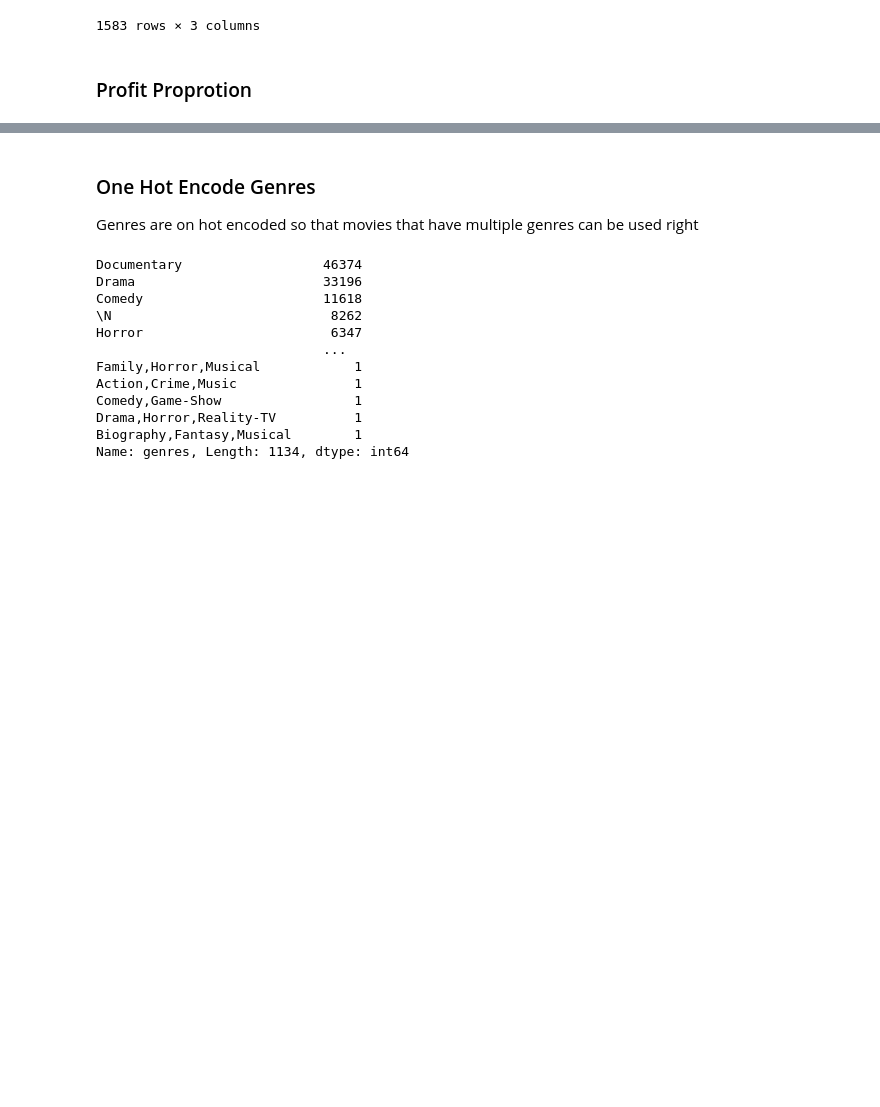
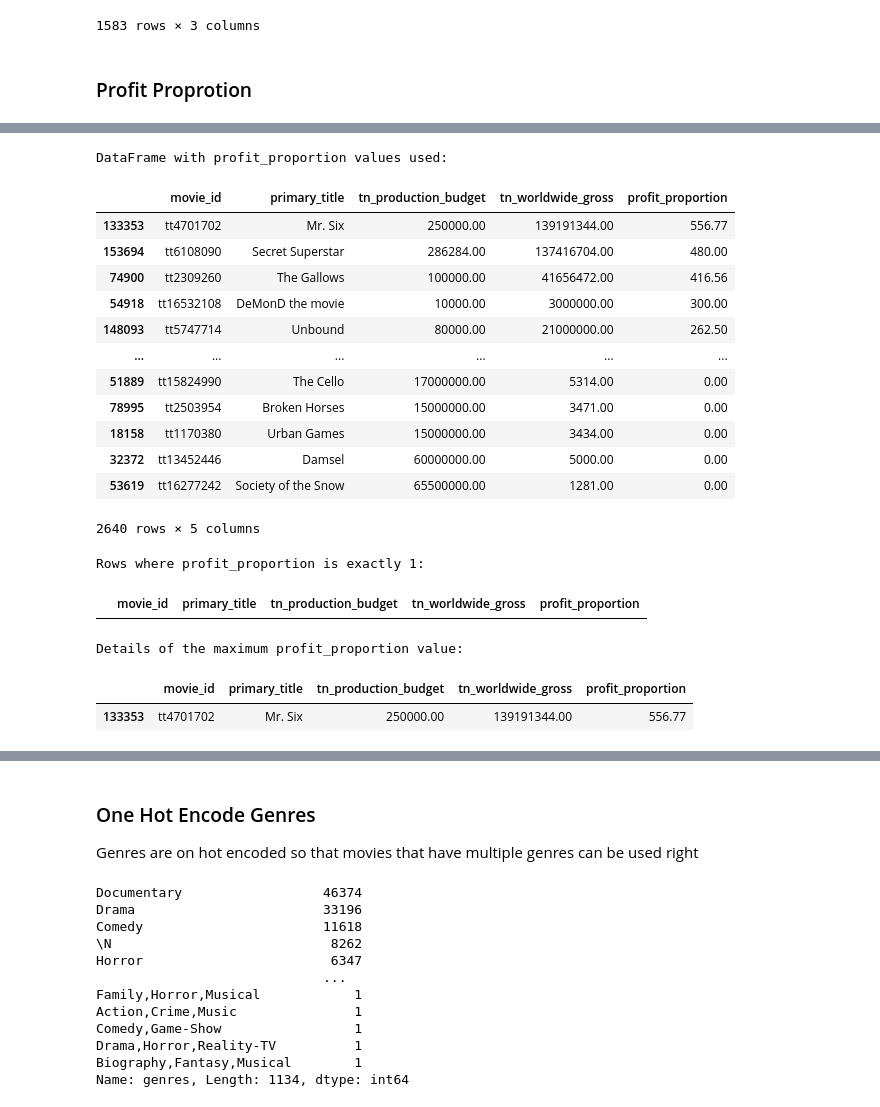
Before and after one commit to minerva-ds/dsc-movies-analysis, a Jupyter notebook: index.ipynb, the cells around one changed output, grey strips where cells are left out. Drawn from its saved outputs; the diff is of its cells as text; code cells hidden in the pictures; blank space fills up the shorter version.

```diff
--- a/index.ipynb
+++ b/index.ipynb
@@ -2214,0 +2288,30 @@ Name: profit_proportion, Length: 2597, dtype: int64
+# %%
+highest_gross = 2923706026
+movies_df = movies_df[
+    (movies_df['tn_worldwide_gross'].abs() >= 1000) &
+    (movies_df['tn_production_budget'].abs() >= 1000) &
+    (movies_df['tn_worldwide_gross'] != movies_df['tn_production_budget']) &
+    (movies_df['tn_worldwide_gross'] < highest_gross)
+]
+
+profit_prop_info()
+# %% [output]
+DataFrame with profit_proportion values used:
+|  | movie_id | primary_title | tn_production_budget | tn_worldwide_gross | profit_proportion |
+| 133353 | tt4701702 | Mr. Six | 250000.00 | 139191344.00 | 556.77 |
+| 153694 | tt6108090 | Secret Superstar | 286284.00 | 137416704.00 | 480.00 |
+| 74900 | tt2309260 | The Gallows | 100000.00 | 41656472.00 | 416.56 |
+| 54918 | tt16532108 | DeMonD the movie | 10000.00 | 3000000.00 | 300.00 |
+| 148093 | tt5747714 | Unbound | 80000.00 | 21000000.00 | 262.50 |
+| ... | ... | ... | ... | ... | ... |
+| 51889 | tt15824990 | The Cello | 17000000.00 | 5314.00 | 0.00 |
+| 78995 | tt2503954 | Broken Horses | 15000000.00 | 3471.00 | 0.00 |
+| 18158 | tt1170380 | Urban Games | 15000000.00 | 3434.00 | 0.00 |
+| 32372 | tt13452446 | Damsel | 60000000.00 | 5000.00 | 0.00 |
+| 53619 | tt16277242 | Society of the Snow | 65500000.00 | 1281.00 | 0.00 |
+2640 rows × 5 columns
+Rows where profit_proportion is exactly 1:
+|  | movie_id | primary_title | tn_production_budget | tn_worldwide_gross | profit_proportion |
+Details of the maximum profit_proportion value:
+|  | movie_id | primary_title | tn_production_budget | tn_worldwide_gross | profit_proportion |
+| 133353 | tt4701702 | Mr. Six | 250000.00 | 139191344.00 | 556.77 |
```
Also changed, not shown: parts of 7 cells of this notebook.
